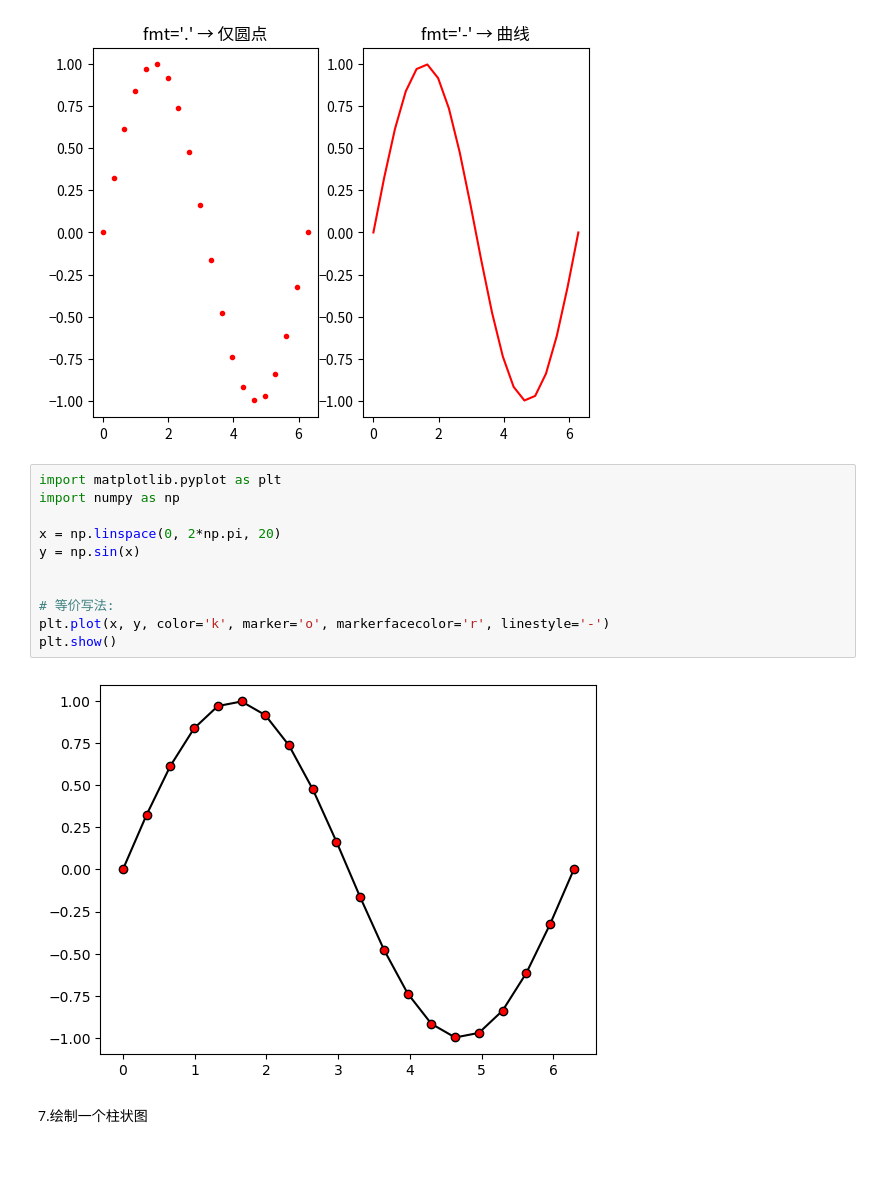
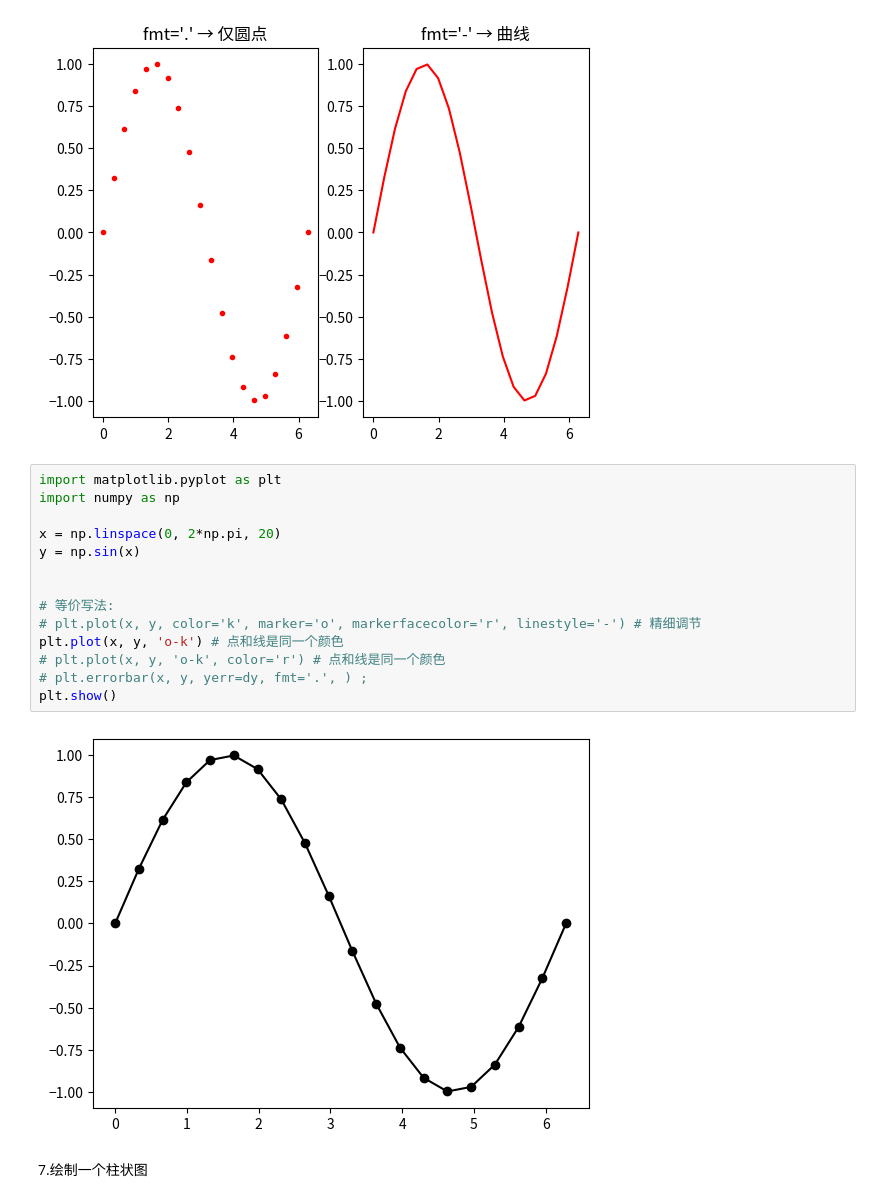
Before and after one commit to bioinfo-gao/GZ_Projects_2026H1, a Jupyter notebook: Utilities/Python_tested_in_python3.10/10.Plotting/1_matplotlib_tutorial.ipynb, the cells around one changed output. Saved outputs shown, nothing was run; the diff lists cells and outputs as text; blank space fills up the shorter version.

```diff
--- a/Utilities/Python_tested_in_python3.10/10.Plotting/1_matplotlib_tutorial.ipynb
+++ b/Utilities/Python_tested_in_python3.10/10.Plotting/1_matplotlib_tutorial.ipynb
@@ -433,16 +436,19 @@ plt.show()
 # %%
 import matplotlib.pyplot as plt
 import numpy as np
 
 x = np.linspace(0, 2*np.pi, 20)
 y = np.sin(x)
 
 
 # 等价写法:
-plt.plot(x, y, color='k', marker='o', markerfacecolor='r', linestyle='-')
+# plt.plot(x, y, color='k', marker='o', markerfacecolor='r', linestyle='-') # 精细调节
+plt.plot(x, y, 'o-k') # 点和线是同一个颜色
+# plt.plot(x, y, 'o-k', color='r') # 点和线是同一个颜色
+# plt.errorbar(x, y, yerr=dy, fmt='.', ) ;
 plt.show()
 # %% [output]
-[figure, old version]
+[figure, new version]
 # %% [markdown]
 7.绘制一个柱状图
 # %%
```
Also changed, not shown: parts of 8 cells of this notebook, 5 other files.
